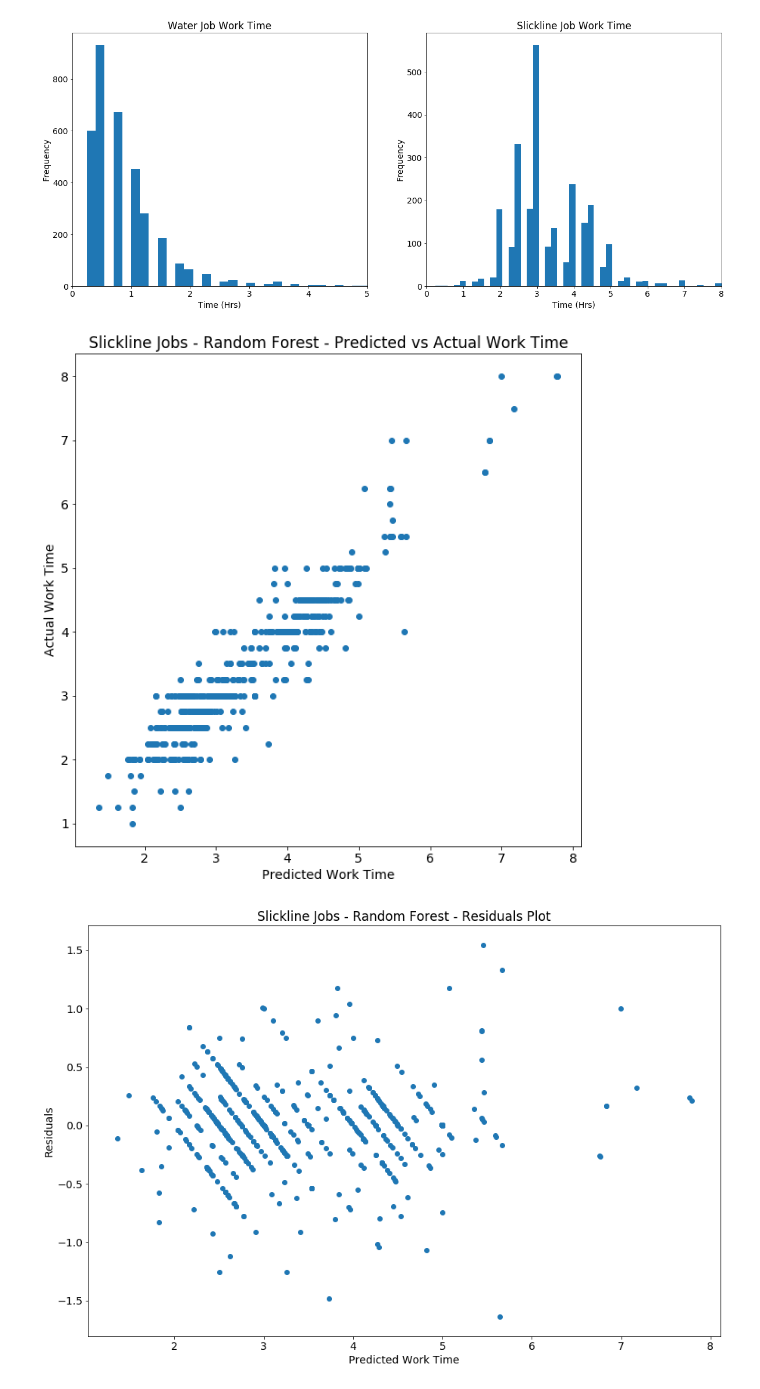
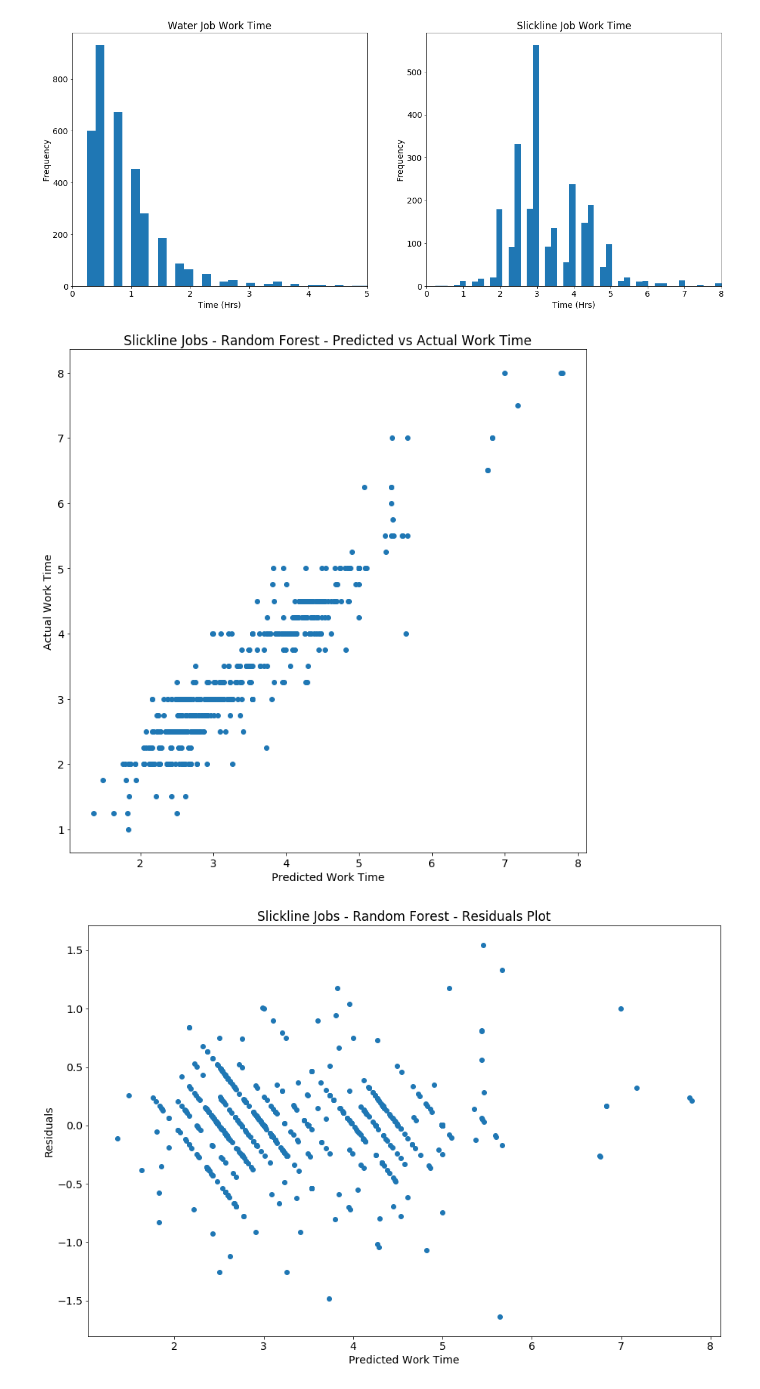
Before and after one commit to mikeirvine/Capstone-Job-Time-Predictor, a Jupyter notebook: src/Plots.ipynb, the cells around one changed output. Drawn from its saved outputs; the diff is of its cells as text; code cells hidden in the pictures.

Commit message:
updated plots

```diff
--- a/src/Plots.ipynb
+++ b/src/Plots.ipynb
@@ -35,15 +35,17 @@ plt.savefig('/Users/mwirvine/Galvanize/dsi-immersive/Capstone-Job-Time-Predictor
 # %% [output]
 [figure]
 # %%
-fig2 = plt.figure(figsize = (10,10))
+fig2 = plt.figure(figsize = (12,12))
+
 ax1 = fig2.add_subplot(111)
 ax1.scatter(test_slick_df['workTime_pred_Random Forest'], test_slick_df['workTime'])
 ax1.set_xlabel('Predicted Work Time')
 ax1.set_ylabel('Actual Work Time')
 ax1.set_title('Slickline Jobs - Random Forest - Predicted vs Actual Work Time')
+
 plt.savefig('/Users/mwirvine/Galvanize/dsi-immersive/Capstone-Job-Time-Predictor/imgs/slick_pred_v_actual.png');
 # %% [output]
-[figure, old version]
+[figure, new version]
 # %%
 fig3 = plt.figure(figsize = (15,10))
 ax1 = fig3.add_subplot(111)
```
Also changed, not shown: 2 other files.
